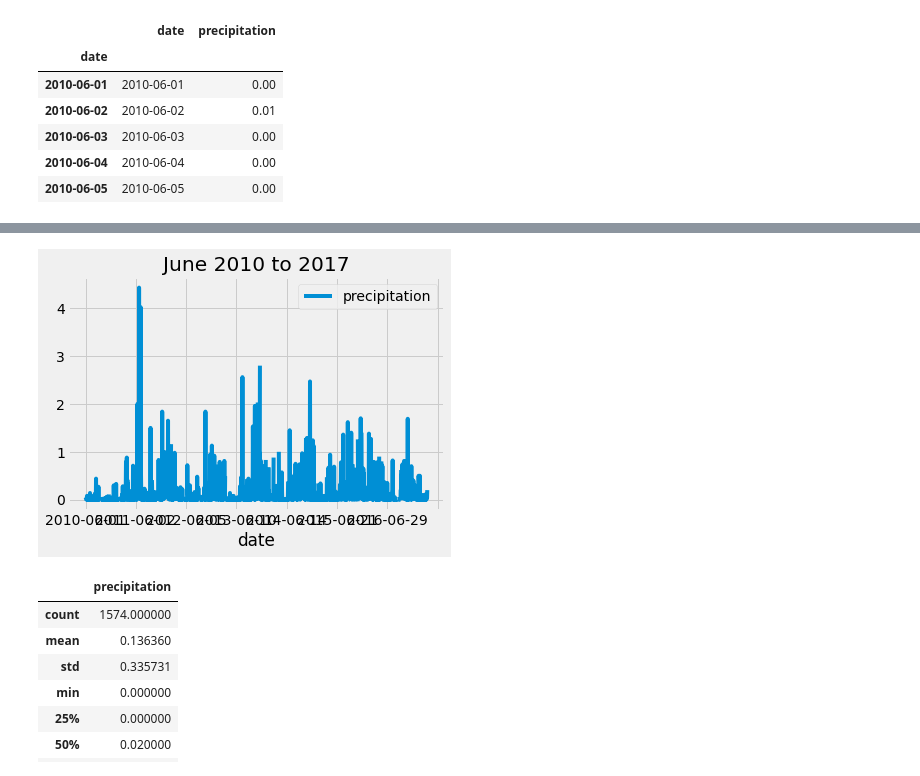
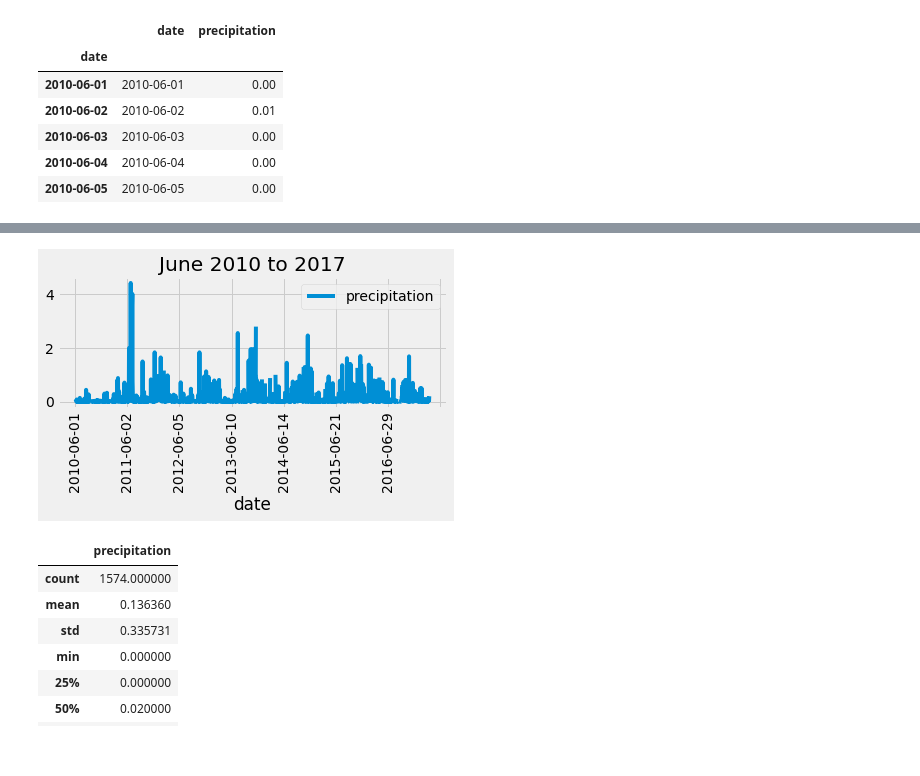
Before and after one commit to suyinwb/surfs_up, a Jupyter notebook: SurfsUp_Challenge.ipynb, the cells around one changed output, grey strips where cells are left out. Cells and saved outputs as stored; diff of their text form; code cells hidden in the pictures.

Commit message:
plt.xticks(rotation=90)

```diff
--- a/SurfsUp_Challenge.ipynb
+++ b/SurfsUp_Challenge.ipynb
@@ -263,10 +263,11 @@ print(junprcp_df.to_string(index=False))
 # %%
 junprcp_df.plot()
 plt.title("June 2010 to 2017")
-#plt.tight_layout()
+plt.xticks(rotation=90)
+plt.tight_layout()
 plt.savefig('./resources/juneprcp.png')
 # %% [output]
-[figure, old version]
+[figure, new version]
 # %%
 junprcp_df.describe()
 # %% [output]
```
Also changed, not shown: parts of 1 cell of this notebook.
